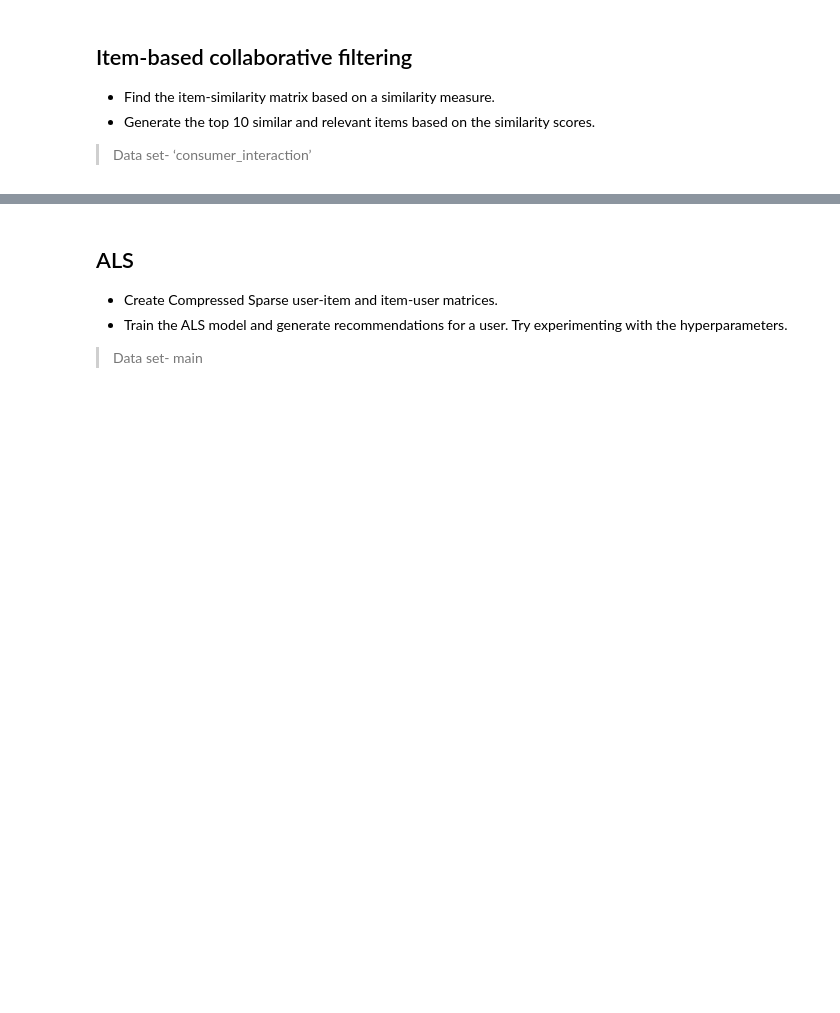
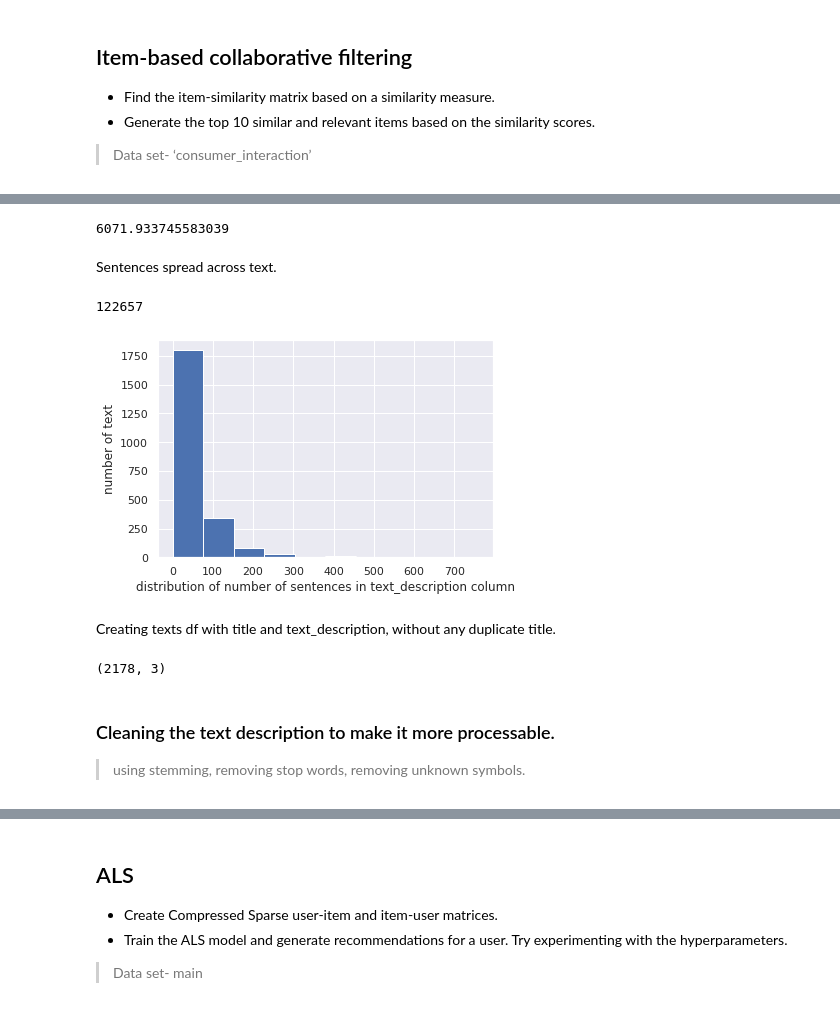
Before and after one commit to ishitamahindroo/NewsRecommendor, a Jupyter notebook: capstone0.ipynb, the cells around one changed output, grey strips where cells are left out. Saved outputs shown, nothing was run; the diff lists cells and outputs as text; code cells hidden in the pictures; blank space fills up the shorter version.

```diff
--- a/capstone0.ipynb
+++ b/capstone0.ipynb
@@ -1032,0 +1030,11 @@ Name: title, dtype: object
+# %%
+np.mean(eng_content['text_description'].str.len())
+# %% [output]
+6071.933745583039
+# %% [markdown]
+Sentences spread across text.
+# %%
+number_of_sentence = []
+for sentence in eng_content['text_description']:
+    n_sentences = len(sentence.split('.'))
+    number_of_sentence.append(n_sentences)
@@ -1032,0 +1043,14 @@ Name: title, dtype: object
+# %%
+sum(number_of_sentence)
+# %% [output]
+122657
+# %%
+sns.set()
+plt.hist(number_of_sentence)
+plt.xlabel('distribution of number of sentences in text_description column')
+plt.ylabel('number of text')
+plt.show()
+# %% [output]
+[figure, added]
+# %% [markdown]
+Creating texts df with title and text_description, without any duplicate title.
@@ -1032,0 +1059,7 @@ Name: title, dtype: object
+# %%
+texts.shape
+# %% [output]
+(2178, 3)
+# %% [markdown]
+### Cleaning the text description to make it more processable.
+> using stemming, removing stop words, removing unknown symbols.
```
Also changed, not shown: parts of 99 cells of this notebook.
